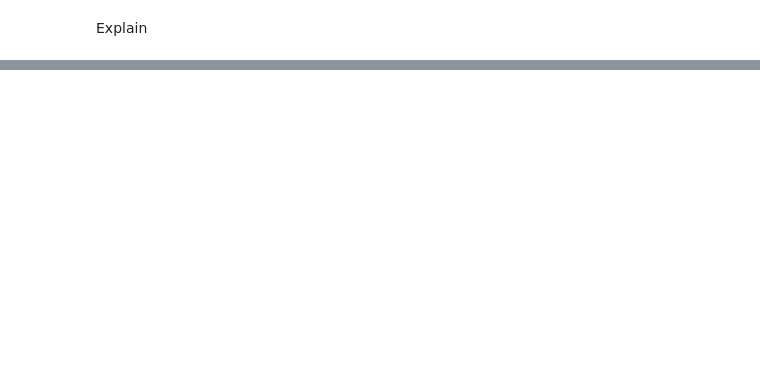
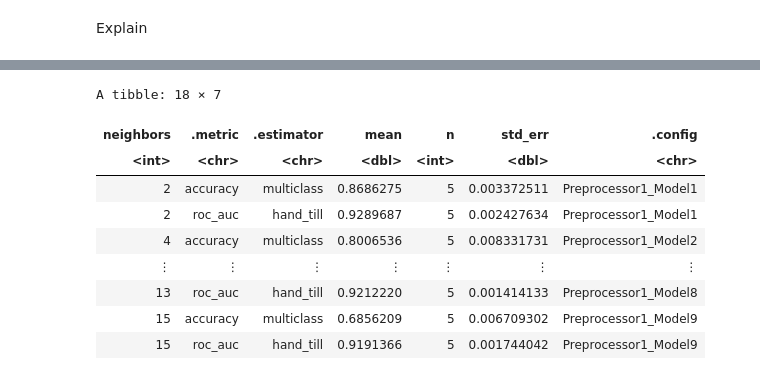
Before and after one commit to arjunbhatia13/DSCI-Project-013, a Jupyter notebook: FinalProject.ipynb, the cells around one changed output, grey strips where cells are left out. Drawn from its saved outputs; the diff is of its cells as text; code cells hidden in the pictures; blank space fills up the shorter version.

```diff
--- a/FinalProject.ipynb
+++ b/FinalProject.ipynb
@@ -148,0 +332,7 @@ accuracies_plot
+# %%
+#Splitting the data set into training and testing
+set.seed(1311)
+
+wine_split <- initial_split(upsampled_cancer, prop = 0.75, strata = quality)
+wine_training <- training(wine_split)
+wine_testing <- testing(wine_split)
@@ -148,0 +381,21 @@ accuracies_plot
+# %%
+# Choosing the optimal number of neighbors for classification
+set.seed(1311)
+
+knn_results <- workflow() |>
+               add_recipe(wine_recipe) |>
+               add_model(wine_tune) |>
+               tune_grid(resamples = wine_vfold, grid = 10)|>
+               collect_metrics()
+knn_results
+# %% [output]
+A tibble: 18 × 7
+| neighbors | .metric | .estimator | mean | n | std_err | .config |
+| <int> | <chr> | <chr> | <dbl> | <int> | <dbl> | <chr> |
+| 2 | accuracy | multiclass | 0.8686275 | 5 | 0.003372511 | Preprocessor1_Model1 |
+| 2 | roc_auc | hand_till | 0.9289687 | 5 | 0.002427634 | Preprocessor1_Model1 |
+| 4 | accuracy | multiclass | 0.8006536 | 5 | 0.008331731 | Preprocessor1_Model2 |
+| ⋮ | ⋮ | ⋮ | ⋮ | ⋮ | ⋮ | ⋮ |
+| 13 | roc_auc | hand_till | 0.9212220 | 5 | 0.001414133 | Preprocessor1_Model8 |
+| 15 | accuracy | multiclass | 0.6856209 | 5 | 0.006709302 | Preprocessor1_Model9 |
+| 15 | roc_auc | hand_till | 0.9191366 | 5 | 0.001744042 | Preprocessor1_Model9 |
```
Also changed, not shown: parts of 44 cells of this notebook.
